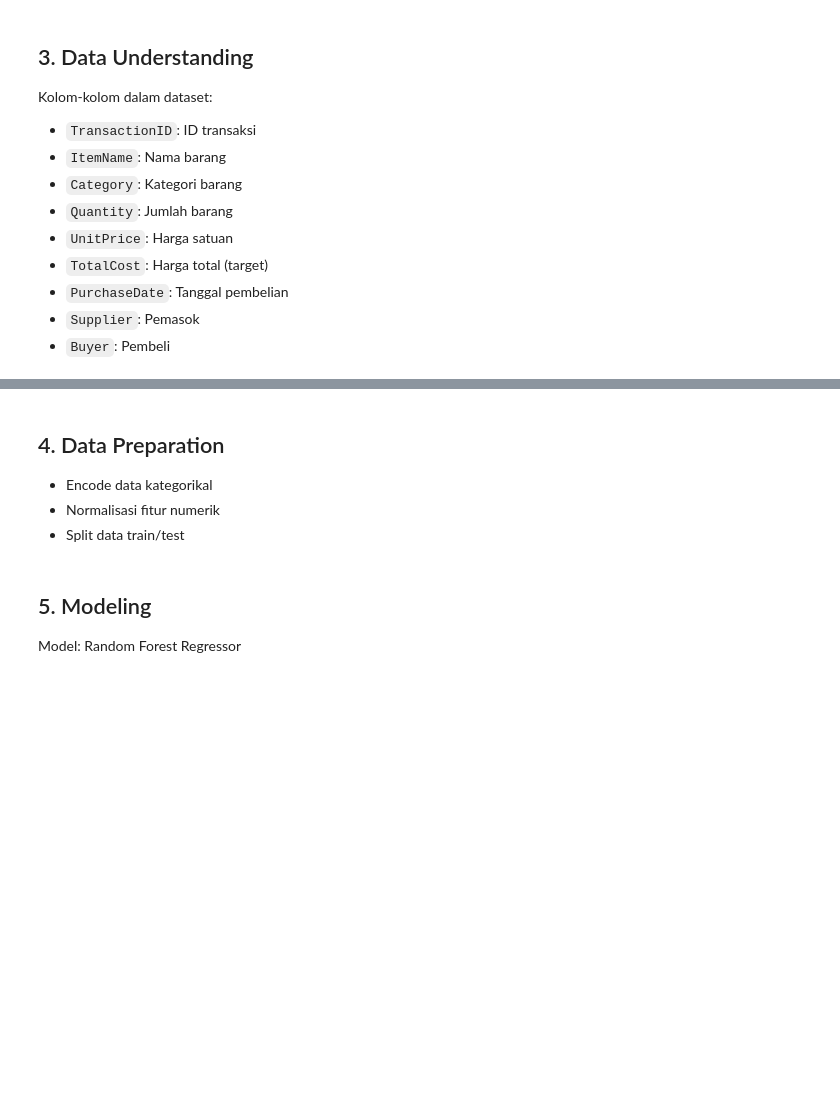
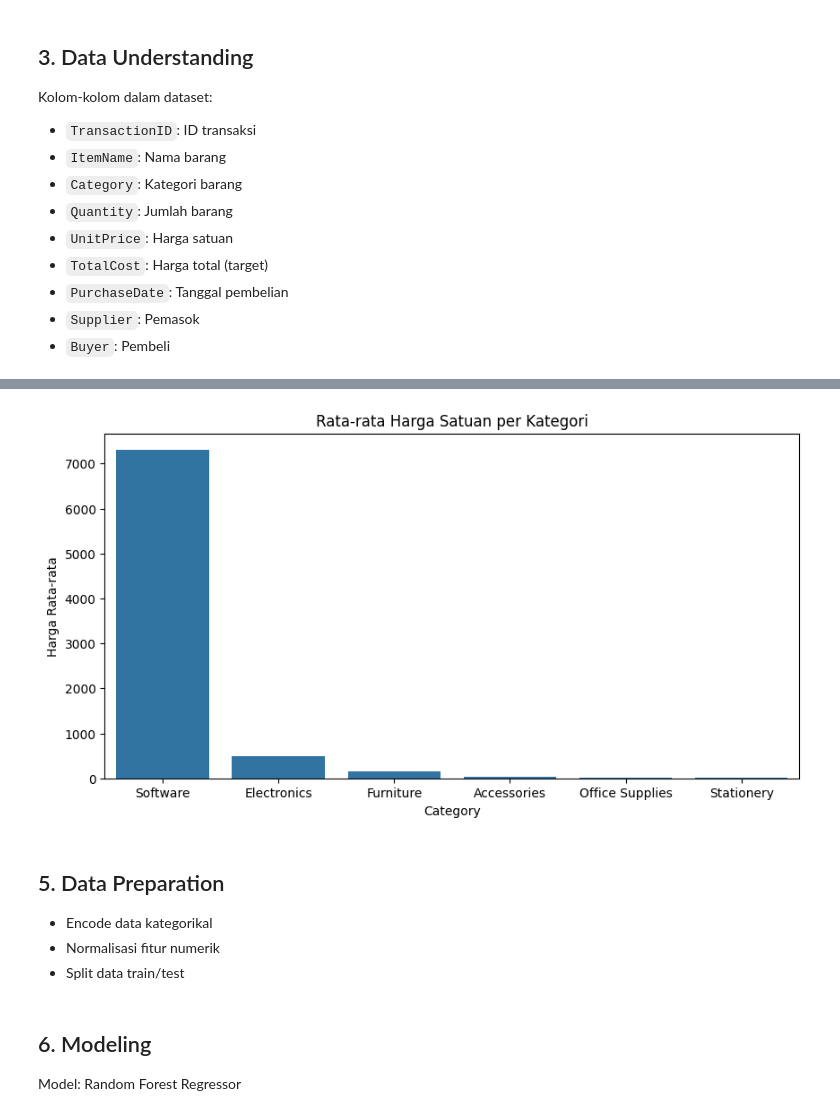
Before and after one commit to AmagiFuyu/predictive_analytics, a Jupyter notebook: spend_analysis_prediction.ipynb, the cells around one changed output, grey strips where cells are left out. Cells and saved outputs as stored; diff of their text form; code cells hidden in the pictures; blank space fills up the shorter version.

```diff
--- a/spend_analysis_prediction.ipynb
+++ b/spend_analysis_prediction.ipynb
@@ -41,5 +95,15 @@ df.head()
+# %%
+plt.figure(figsize=(10, 5))
+avg_price = df.groupby('Category')['UnitPrice'].mean().sort_values(ascending=False)
+sns.barplot(x=avg_price.index, y=avg_price.values)
+plt.title("Rata-rata Harga Satuan per Kategori")
+plt.ylabel("Harga Rata-rata")
+plt.xticks(rotation=0)
+plt.show()
+# %% [output]
+[figure, added]
 # %% [markdown]
-## 4. Data Preparation
+## 5. Data Preparation
 - Encode data kategorikal
 - Normalisasi fitur numerik
 - Split data train/test
@@ -58,7 +122,7 @@ y = df['TotalCost']
 # Split data
 X_train, X_test, y_train, y_test = train_test_split(X, y, test_size=0.2, random_state=42)
 # %% [markdown]
-## 5. Modeling
+## 6. Modeling
 Model: Random Forest Regressor
 # %%
 # Training model
```
Also changed, not shown: parts of 10 cells of this notebook, 4 other files.
